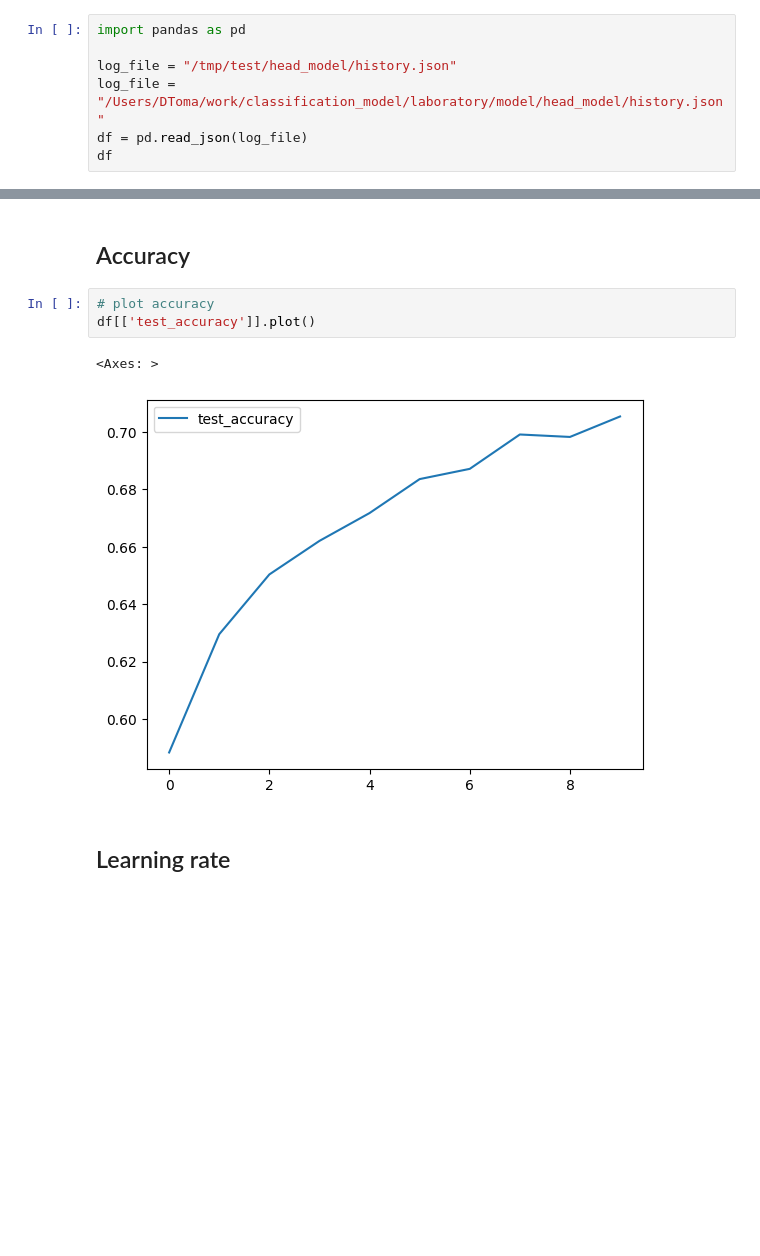
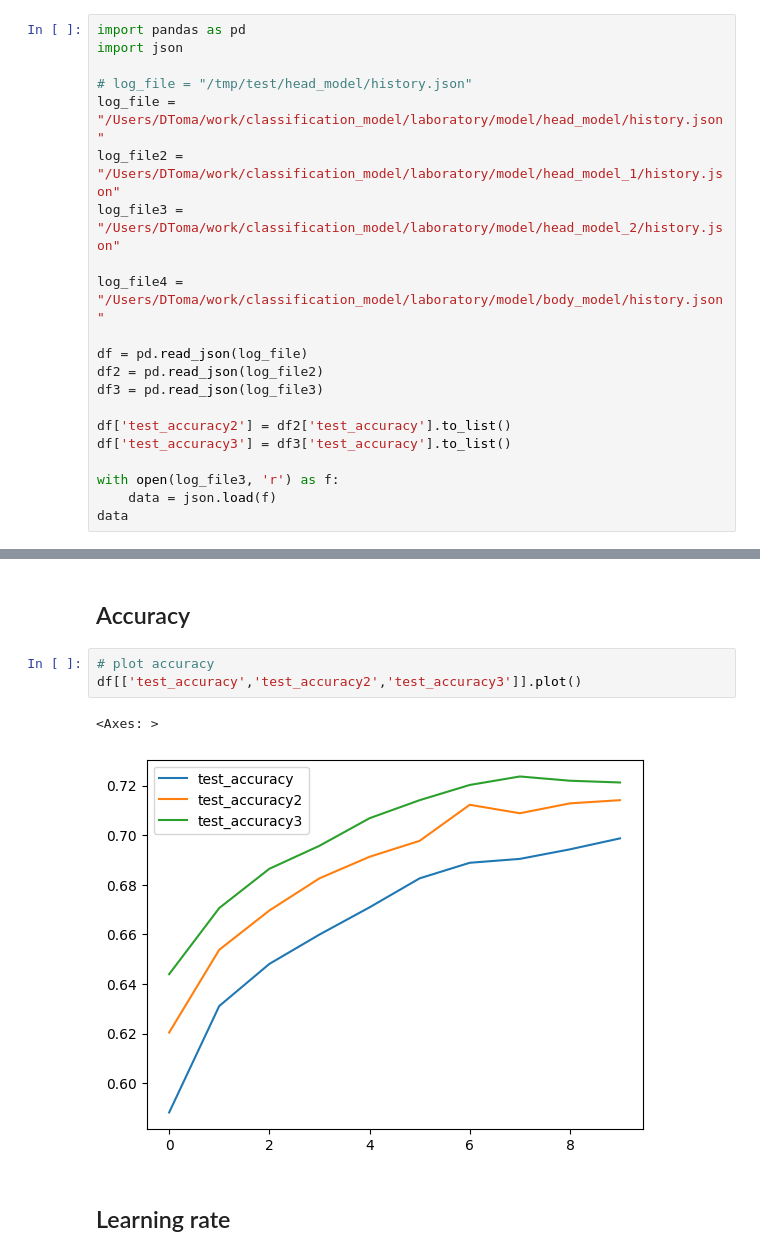
Before and after one commit to tomad01/train_embedding_model, a Jupyter notebook: check_results.ipynb, the cells around one changed output, grey strips where cells are left out. Drawn from its saved outputs; the diff is of its cells as text; blank space fills up the shorter version.

```diff
--- a/check_results.ipynb
+++ b/check_results.ipynb
@@ -2,9 +2,23 @@
 ## Load data
 # %%
 import pandas as pd
+import json
 
-log_file = "/tmp/test/head_model/history.json"
+# log_file = "/tmp/test/head_model/history.json"
 log_file = "/Users/DToma/work/classification_model/laboratory/model/head_model/history.json"
+log_file2 = "/Users/DToma/work/classification_model/laboratory/model/head_model_1/history.json"
+log_file3 = "/Users/DToma/work/classification_model/laboratory/model/head_model_2/history.json"
+
+log_file4 = "/Users/DToma/work/classification_model/laboratory/model/body_model/history.json"
+
 df = pd.read_json(log_file)
-df
+df2 = pd.read_json(log_file2)
+df3 = pd.read_json(log_file3)
+
+df['test_accuracy2'] = df2['test_accuracy'].to_list()
+df['test_accuracy3'] = df3['test_accuracy'].to_list()
+
+with open(log_file3, 'r') as f:
+    data = json.load(f)
+data
 # %% [output]
@@ -31,10 +59,10 @@ df[['train_loss','test_loss']].plot()
 ## Accuracy
 # %%
 # plot accuracy
-df[['test_accuracy']].plot()
+df[['test_accuracy','test_accuracy2','test_accuracy3']].plot()
 # %% [output]
 <Axes: >
-[figure, old version]
+[figure, new version]
 # %% [markdown]
 ## Learning rate
 # %%
```
Also changed, not shown: parts of 3 cells of this notebook, 2 other files.
